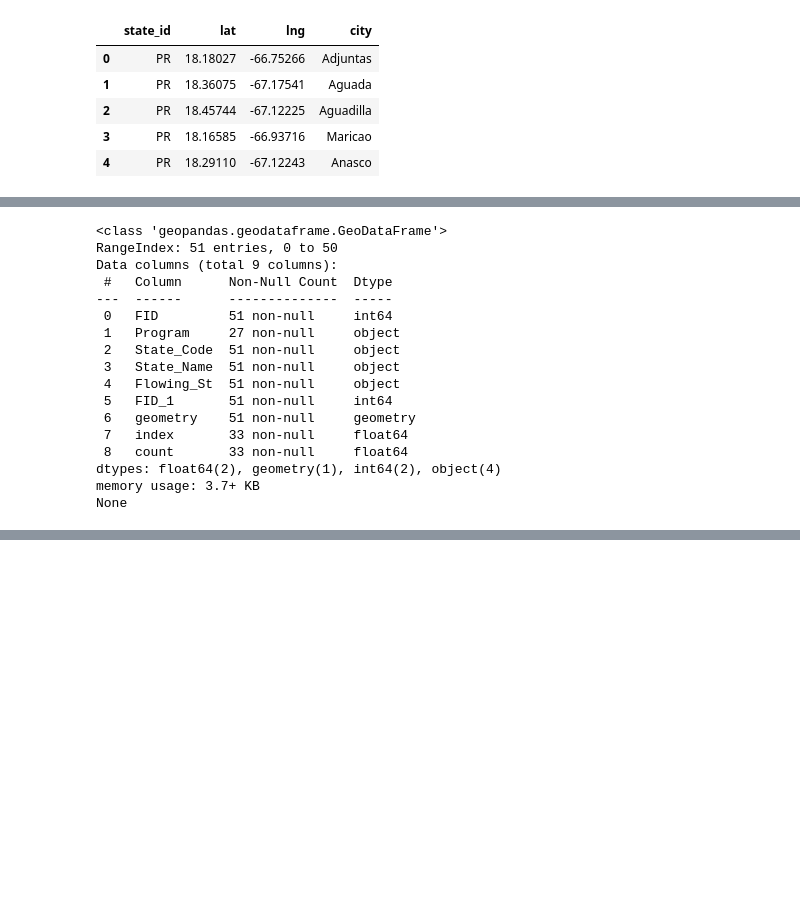
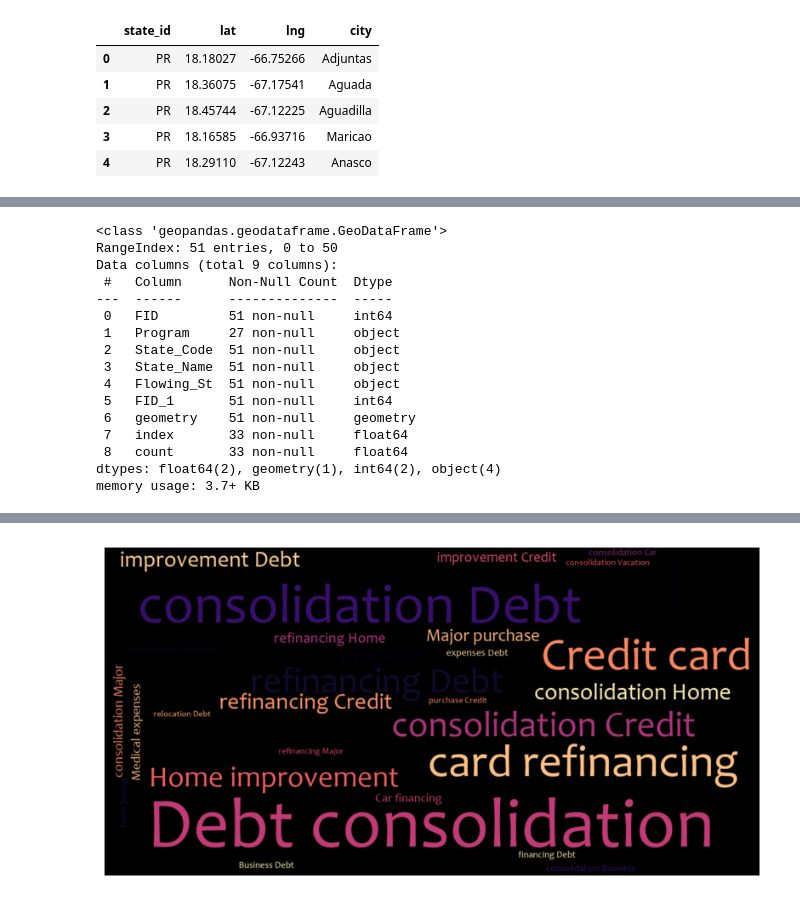
Before and after one commit to karenreyesss/1st-project-bootcamp, a Jupyter notebook: project1.ipynb, the cells around one changed output, grey strips where cells are left out. Saved outputs shown, nothing was run; the diff lists cells and outputs as text; code cells hidden in the pictures; blank space fills up the shorter version.

Commit message:
Updated demographics
Added a wordcloud graph with the types of loans

```diff
--- a/project1.ipynb
+++ b/project1.ipynb
@@ -263,7 +251,7 @@ us_states['State_Name'] = us_states['State_Name'].map(lambda x: x[:2].upper())
 merged_data = us_states.merge(demographic_agg, left_on='State_Name', right_on='State_Name', how='left')
 
 # Now check the merged data
-print(merged_data.info())
+merged_data.info()
 # %% [output]
 <class 'geopandas.geodataframe.GeoDataFrame'>
 RangeIndex: 51 entries, 0 to 50
@@ -281,7 +269,6 @@ Data columns (total 9 columns):
  8   count       33 non-null     float64
 dtypes: float64(2), geometry(1), int64(2), object(4)
 memory usage: 3.7+ KB
-None
 # %%
 # Create a map centered on the United States
 map = folium.Map(location=[37, -102], zoom_start=4)
@@ -321,3 +308,22 @@ folium.LayerControl().add_to(map)
 map
 # %% [output]
 [interactive output not drawn]
+# %%
+# Remove common stopwords
+stopwords = set(STOPWORDS)
+stopwords.update(["loan", "title", "company", "LLC"])  # Add custom stopwords if needed
+
+# Load the mask image (Available option if an image is desired)
+#mask = np.array(Image.open("Resources/cello.png"))
+
+# Generate the word cloud with customized parameters
+wordcloud = WordCloud(width=1200, height=600, background_color='black', stopwords=stopwords,
+                      colormap='magma', font_path='Candara', max_words=30).generate(titles_text)
+
+# Display the word cloud with matplotlib
+plt.figure(figsize=(10, 5))
+plt.imshow(wordcloud, interpolation='bilinear')
+plt.axis('off')
+plt.show()
+# %% [output]
+[figure, added]
```
Also changed, not shown: parts of 4 cells of this notebook, 3 other files.
